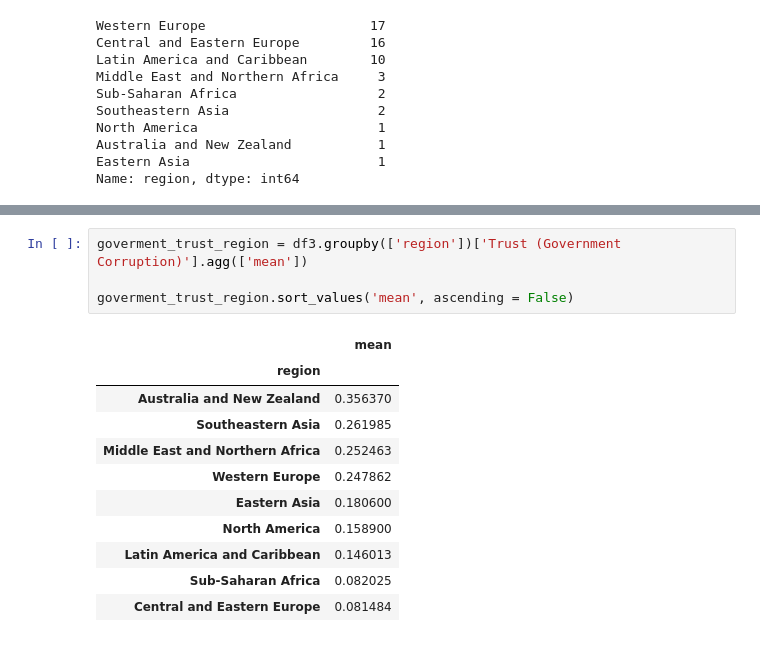
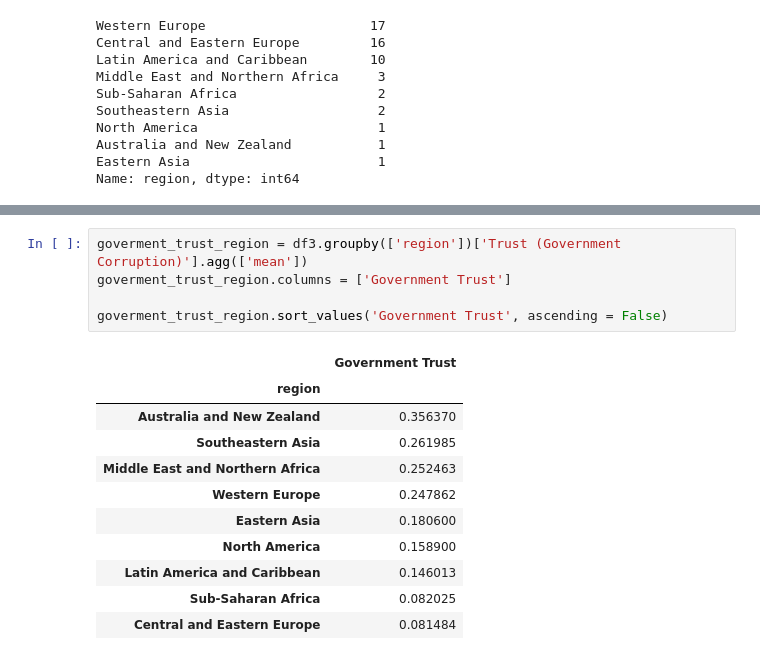
Before and after one commit to jsabastian/group-project_1, a Jupyter notebook: Individual_Code/Christina/00_Base_Code-CLee.ipynb, the cells around one changed output, grey strips where cells are left out. Cells and saved outputs as stored; diff of their text form.

```diff
--- a/Individual_Code/Christina/00_Base_Code-CLee.ipynb
+++ b/Individual_Code/Christina/00_Base_Code-CLee.ipynb
@@ -75,9 +82,10 @@ suicides_by_pop_per_region.sort_values('sum', ascending = False)
 # %%
 goverment_trust_region = df3.groupby(['region'])['Trust (Government Corruption)'].agg(['mean'])
+goverment_trust_region.columns = ['Government Trust']
 
-goverment_trust_region.sort_values('mean', ascending = False)
+goverment_trust_region.sort_values('Government Trust', ascending = False)
 # %% [output]
-|  | mean |
+|  | Government Trust |
 | region |  |
 | Australia and New Zealand | 0.356370 |
 | Southeastern Asia | 0.261985 |
```
Also changed, not shown: parts of 7 cells of this notebook.
